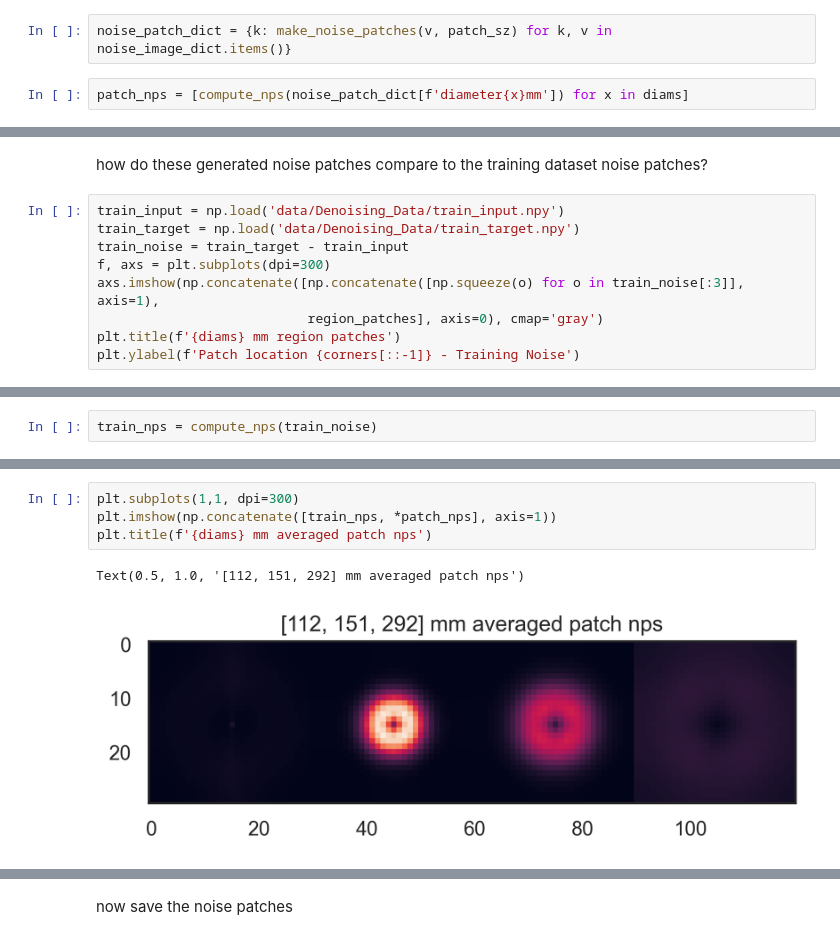
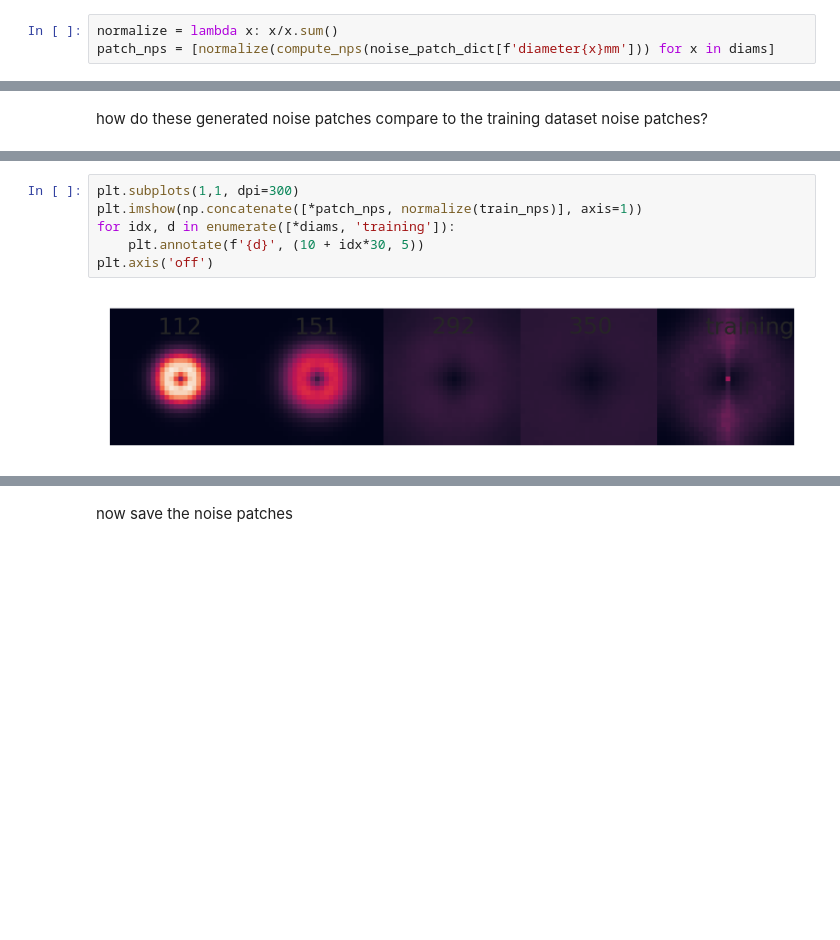
Before and after one commit to brandonjnelsonFDA/pediatric-CT-noise-texture-augmentation, a Jupyter notebook: notebooks/make_noise_patches.ipynb, the cells around one changed output, grey strips where cells are left out. Drawn from its saved outputs; the diff is of its cells as text; blank space fills up the shorter version.

```diff
--- a/notebooks/make_noise_patches.ipynb
+++ b/notebooks/make_noise_patches.ipynb
@@ -129,7 +111,6 @@ make_noise_patches(noise_image_dict['diameter112mm'], patch_sz).shape
-# %%
-noise_patch_dict = {k: make_noise_patches(v, patch_sz) for k, v in noise_image_dict.items()}
 # %%
-patch_nps = [compute_nps(noise_patch_dict[f'diameter{x}mm']) for x in diams]
+normalize = lambda x: x/x.sum()
+patch_nps = [normalize(compute_nps(noise_patch_dict[f'diameter{x}mm'])) for x in diams]
 # %%
 plt.subplots(1,1, dpi=300)
 plt.imshow(np.concatenate(patch_nps, axis=1))
@@ -140,11 +121,2 @@ Text(0.5, 1.0, '[112, 151, 292] mm averaged patch nps')
 # %% [markdown]
  how do these generated noise patches compare to the training dataset noise patches?
-# %%
-train_input = np.load('data/Denoising_Data/train_input.npy')
-train_target = np.load('data/Denoising_Data/train_target.npy')
-train_noise = train_target - train_input
-f, axs = plt.subplots(dpi=300)
-axs.imshow(np.concatenate([np.concatenate([np.squeeze(o) for o in train_noise[:3]], axis=1),
-                           region_patches], axis=0), cmap='gray')
-plt.title(f'{diams} mm region patches')
-plt.ylabel(f'Patch location {corners[::-1]} - Training Noise')
@@ -156,2 +122,0 @@ Text(0, 0.5, "Patch location ['upper left', 'top', 'center'] - Training Noise")
-# %%
-train_nps = compute_nps(train_noise)
@@ -163,9 +123,10 @@ plt.imshow(train_nps)
 # %%
 plt.subplots(1,1, dpi=300)
-plt.imshow(np.concatenate([train_nps, *patch_nps], axis=1))
-plt.title(f'{diams} mm averaged patch nps')
+plt.imshow(np.concatenate([*patch_nps, normalize(train_nps)], axis=1))
+for idx, d in enumerate([*diams, 'training']):
+    plt.annotate(f'{d}', (10 + idx*30, 5))
+plt.axis('off')
 # %% [output]
-Text(0.5, 1.0, '[112, 151, 292] mm averaged patch nps')
-[figure, old version]
+[figure, new version]
 # %%
 f, axs = plt.subplots(figsize=(4.5, 4), dpi=150)
```
Also changed, not shown: parts of 23 cells of this notebook, 4 other files.
